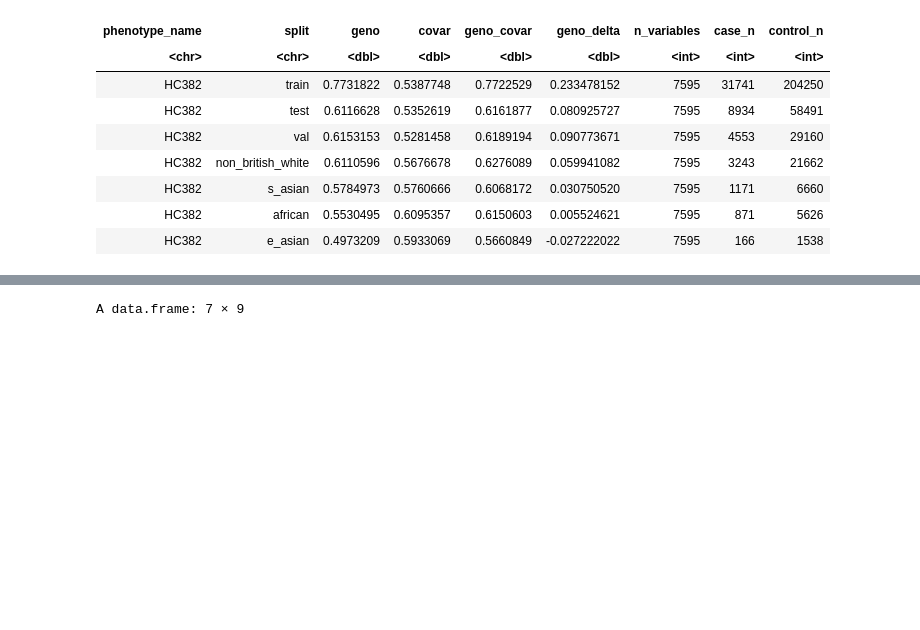
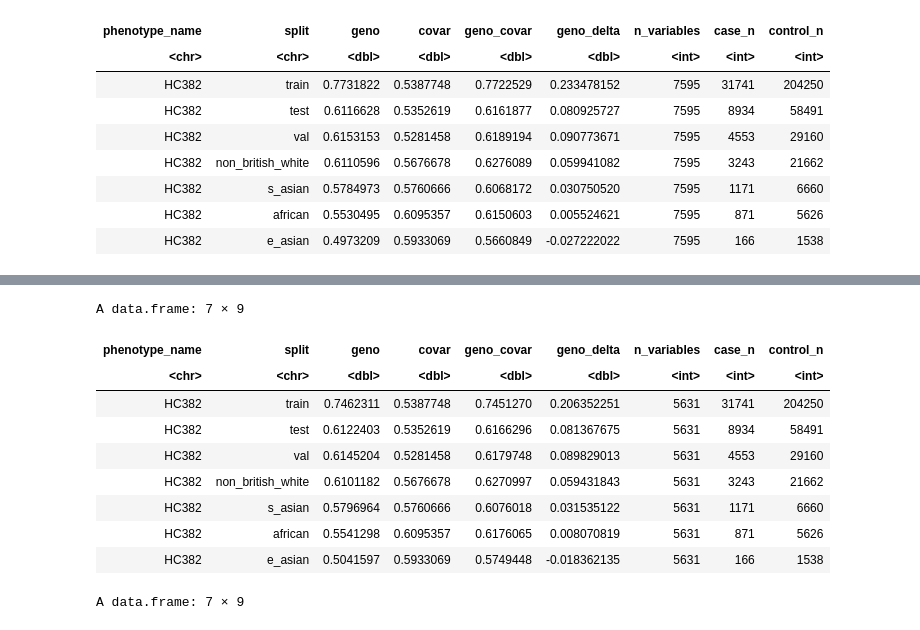
Before and after one commit to rivas-lab/PRS, a Jupyter notebook: notebook/20200908_PRS_map_test/AUC_diff_p_analysis/3b_AUC_diff_p.HC382.ipynb, the cells around one changed output, grey strips where cells are left out. Saved outputs shown, nothing was run; the diff lists cells and outputs as text; code cells hidden in the pictures; blank space fills up the shorter version.

```diff
--- a/notebook/20200908_PRS_map_test/2c_AUC_diff_p.HC382.ipynb
+++ b/notebook/20200908_PRS_map_test/AUC_diff_p_analysis/3b_AUC_diff_p.HC382.ipynb
@@ -177,3 +200,23 @@ A data.frame: 7 × 9
+# %%
+phe_score_intermediate_df %>%
+select(-geno_score) %>%
+rename(geno_score = geno_56) %>%
+eval_performance(
+    phenotype,
+    file.path(data_d, 'results', 'snpnet.lambda56.tsv'),
+    family
+)
+# %% [output]
+A data.frame: 7 × 9
+| phenotype_name | split | geno | covar | geno_covar | geno_delta | n_variables | case_n | control_n |
+| <chr> | <chr> | <dbl> | <dbl> | <dbl> | <dbl> | <int> | <int> | <int> |
+| HC382 | train | 0.7462311 | 0.5387748 | 0.7451270 | 0.206352251 | 5631 | 31741 | 204250 |
+| HC382 | test | 0.6122403 | 0.5352619 | 0.6166296 | 0.081367675 | 5631 | 8934 | 58491 |
+| HC382 | val | 0.6145204 | 0.5281458 | 0.6179748 | 0.089829013 | 5631 | 4553 | 29160 |
+| HC382 | non_british_white | 0.6101182 | 0.5676678 | 0.6270997 | 0.059431843 | 5631 | 3243 | 21662 |
+| HC382 | s_asian | 0.5796964 | 0.5760666 | 0.6076018 | 0.031535122 | 5631 | 1171 | 6660 |
+| HC382 | african | 0.5541298 | 0.6095357 | 0.6176065 | 0.008070819 | 5631 | 871 | 5626 |
+| HC382 | e_asian | 0.5041597 | 0.5933069 | 0.5749448 | -0.018362135 | 5631 | 166 | 1538 |
 # %%
 eval_55_df
 # %% [output]
```
Also changed, not shown: parts of 9 cells of this notebook, 18 other files.
